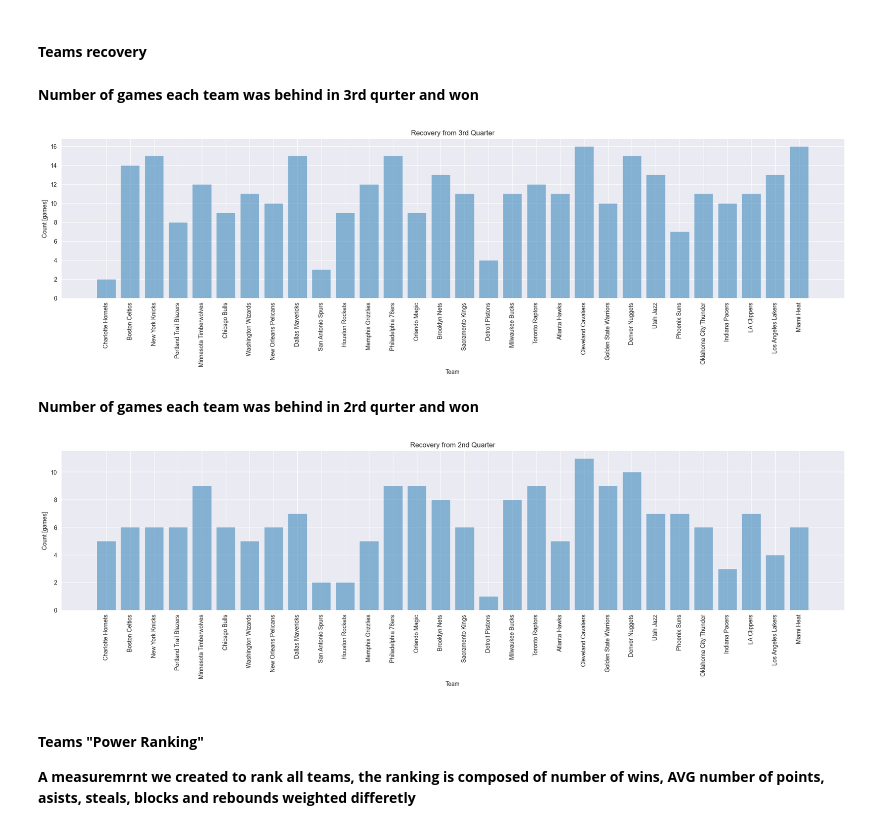
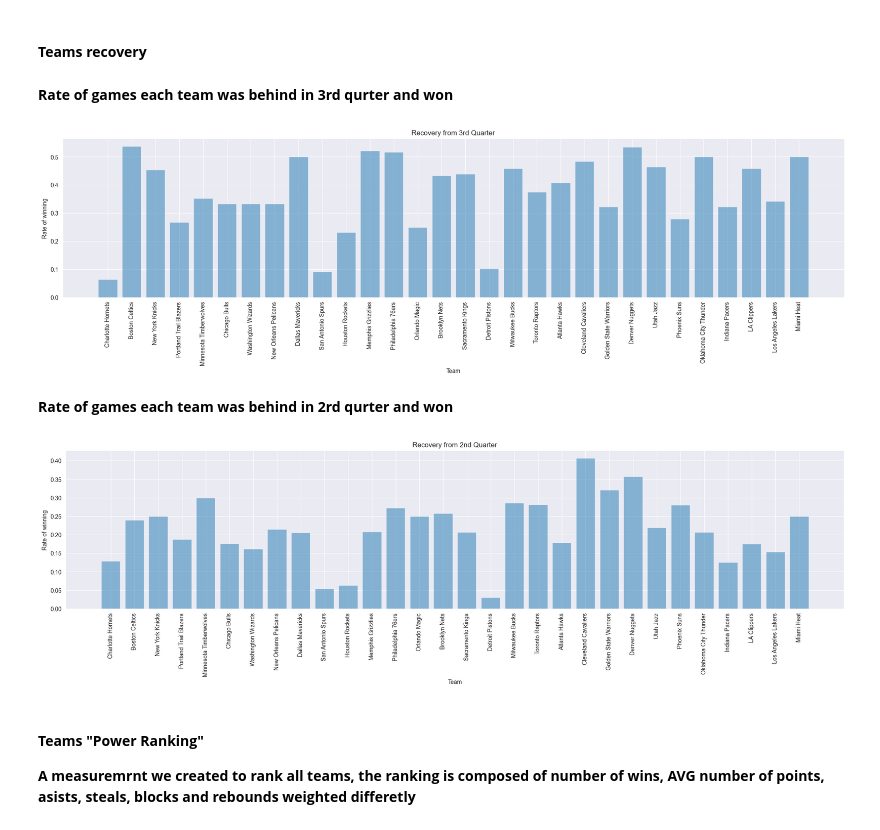
Before and after one commit to ShiriGilboa/BigDataProject, a Jupyter notebook: data_analysis/Big_data_Final_project_analysis.ipynb, the cells around one changed output. Cells and saved outputs as stored; diff of their text form; code cells hidden in the pictures.

Commit message:
cahnge to recovery rate

```diff
--- a/data_analysis/Big_data_Final_project_analysis.ipynb
+++ b/data_analysis/Big_data_Final_project_analysis.ipynb
@@ -734,8 +730,7 @@ three_best_teams = (
 )
 for i, (index, team) in enumerate(three_best_teams.iterrows()):
     print(
-        index_to_strings(i, teams_dict[index],
-                         "avg of assits", f"{team.values[0]:.2f}")
+        index_to_strings(i, teams_dict[index], "avg of assits", f"{team.values[0]:.2f}")
     )
 # %% [output]
 Team with highest avg of assits is Golden State Warriors - 29.65
@@ -769,8 +764,7 @@ three_best_teams = (
 )
 for i, (index, team) in enumerate(three_best_teams.iterrows()):
     print(
-        index_to_strings(i, teams_dict[index],
-                         "avg of blocks", f"{team.values[0]:.2f}")
+        index_to_strings(i, teams_dict[index], "avg of blocks", f"{team.values[0]:.2f}")
     )
 # %% [output]
 Team with highest avg of blocks is Brooklyn Nets - 6.45
@@ -818,6 +811,8 @@ plt.show(fig)
 # %%
 teams_recovery_3rd = {teamID: 0 for teamID in teams_dict.keys()}
 teams_recovery_half = {teamID: 0 for teamID in teams_dict.keys()}
+teams_behind_3rd = {teamID: 0 for teamID in teams_dict.keys()}
+teams_behind_half = {teamID: 0 for teamID in teams_dict.keys()}
 
 for i, row in finished_games.iterrows():
     visitor_team_pts_3rd = game_team_score.loc[
@@ -853,57 +848,57 @@ for i, row in finished_games.iterrows():
         "PTS",
     ].to_numpy()[0]
 
-    if (visitor_team_pts_3rd > home_team_pts_3rd) and (
-        home_team_pts > visitor_team_pts
-    ):
-        teams_recovery_3rd[row["HomeTeamID"]] += 1
+    if visitor_team_pts_3rd > home_team_pts_3rd:
+        teams_behind_3rd[row["HomeTeamID"]] += 1
+        if home_team_pts > visitor_team_pts:
+            teams_recovery_3rd[row["HomeTeamID"]] += 1
 
-    if (visitor_team_pts_half > home_team_pts_half) and (
-        home_team_pts > visitor_team_pts
-    ):
-        teams_recovery_half[row["HomeTeamID"]] += 1
+    if visitor_team_pts_half > home_team_pts_half:
+        teams_behind_half[row["HomeTeamID"]] += 1
+        if home_team_pts > visitor_team_pts:
+            teams_recovery_half[row["HomeTeamID"]] += 1
 
-    if (home_team_pts_3rd > visitor_team_pts_3rd) and (
-        visitor_team_pts > home_team_pts
-    ):
-        teams_recovery_3rd[row["VisitorTeamID"]] += 1
+    if home_team_pts_3rd > visitor_team_pts_3rd:
+        teams_behind_3rd[row["VisitorTeamID"]] += 1
+        if visitor_team_pts > home_team_pts:
+            teams_recovery_3rd[row["VisitorTeamID"]] += 1
 
-    if (home_team_pts_half > visitor_team_pts_half) and (
-        visitor_team_pts_half > home_team_pts_half
-    ):
-        teams_recovery_half[row["VisitorTeamID"]] += 1
+    if home_team_pts_half > visitor_team_pts_half:
+        teams_behind_half[row["VisitorTeamID"]] += 1
+        if visitor_team_pts_half > home_team_pts_half:
+            teams_recovery_half[row["VisitorTeamID"]] += 1
 # %% [markdown]
-__Number of games each team was behind in 3rd qurter and won__
+__Rate of games each team was behind in 3rd qurter and won__
 # %%
 keys = [teams_dict[key] for key in teams_recovery_3rd.keys()]
-values = teams_recovery_3rd.values()
+values = np.array(list(teams_recovery_3rd.values())) / np.array(list(teams_behind_3rd.values()))
 fig, ax = plt.subplots(num=figure_count, figsize=(24, 6))
 figure_count += 1
 plt.subplots_adjust(right=0.9, top=0.9, bottom=0.27)
 ax.bar(keys, values, alpha=0.5)
 ax.set_xticks(range(len(keys)), keys, rotation=90)
 ax.set_xlabel("Team")
-ax.set_ylabel("Count [games]")
+ax.set_ylabel("Rate of winning")
 ax.set_title("Recovery from 3rd Quarter")
 plt.show(fig)
 # %% [output]
-[figure, old version]
+[figure, new version]
 # %% [markdown]
-__Number of games each team was behind in 2rd qurter and won__
+__Rate of games each team was behind in 2rd qurter and won__
 # %%
 keys = [teams_dict[key] for key in teams_recovery_half.keys()]
-values = teams_recovery_half.values()
+values = np.array(list(teams_recovery_half.values())) / np.array(list(teams_behind_half.values()))
 fig, ax = plt.subplots(num=figure_count, figsize=(24, 6))
 figure_count += 1
 plt.subplots_adjust(right=0.9, top=0.9, bottom=0.27)
 ax.bar(keys, values, alpha=0.5)
 ax.set_xticks(range(0, len(keys)), keys, rotation=90)
 ax.set_xlabel("Team")
-ax.set_ylabel("Count [games]")
+ax.set_ylabel("Rate of winning")
 ax.set_title("Recovery from 2nd Quarter")
 plt.show(fig)
 # %% [output]
-[figure, old version]
+[figure, new version]
 # %% [markdown]
 #### __Teams "Power Ranking"__
 __A measuremrnt we created to rank all teams, the ranking is composed of number of wins, AVG number of points, asists, steals, blocks and rebounds weighted differetly__
```
Also changed, not shown: parts of 38 cells of this notebook.
